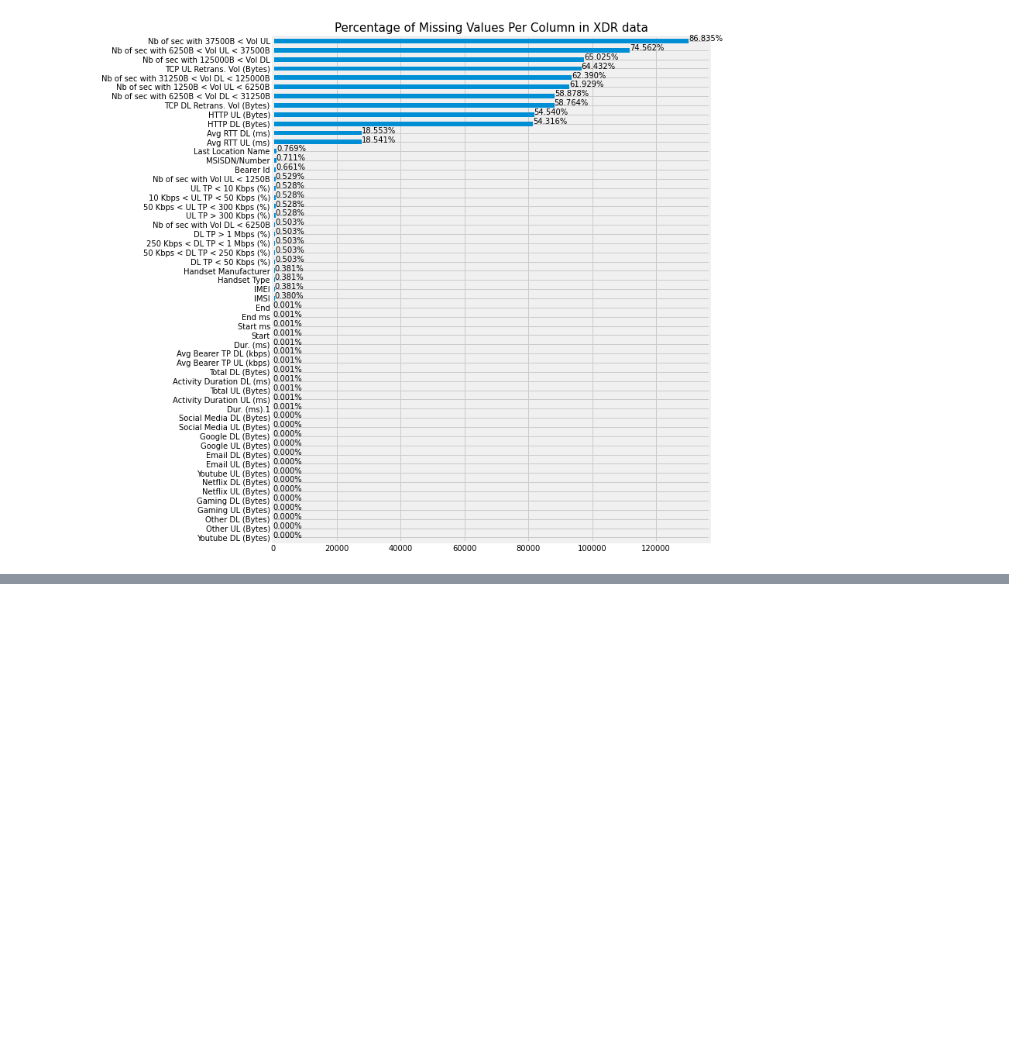
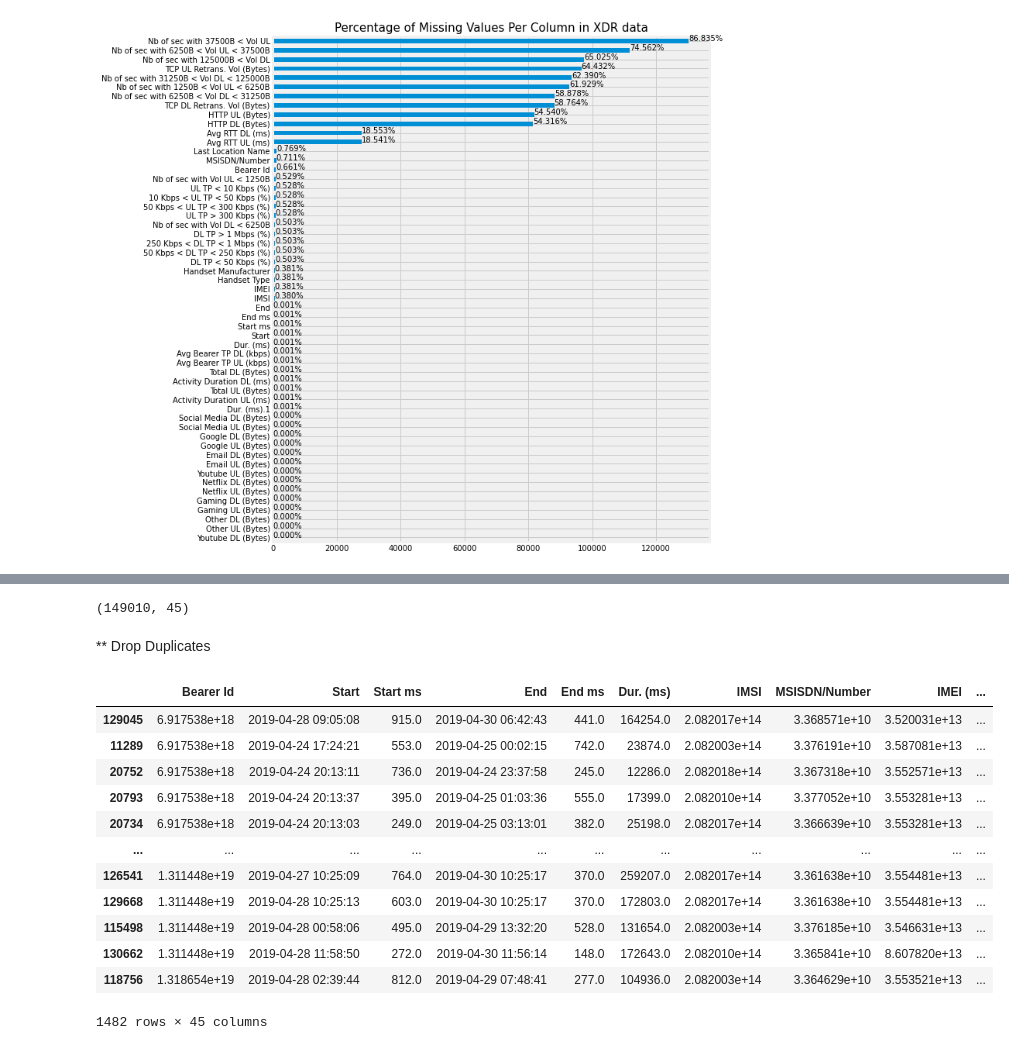
Before and after one commit to fbagire/Telecomm_data_analysis, a Jupyter notebook: data_cleaning.ipynb, the cells around one changed output, grey strips where cells are left out. Saved outputs shown, nothing was run; the diff lists cells and outputs as text; code cells hidden in the pictures; blank space fills up the shorter version.

```diff
--- a/data_cleaning.ipynb
+++ b/data_cleaning.ipynb
@@ -27,0 +26,2 @@ df_orginal=df.copy(deep=True)
+# %%
+df=df_orginal.copy(deep=True)
@@ -97,2 +70,0 @@ dtype: int64
-# %%
-df['Bearer Id']=pd.to_numeric(df['Bearer Id'], errors='coerce')
@@ -113,0 +93,4 @@ Name: Bearer Id, Length: 134708, dtype: int64
+# %%
+df.shape
+# %% [output]
+(149010, 45)
@@ -113,0 +99,18 @@ Name: Bearer Id, Length: 134708, dtype: int64
+# %% [markdown]
+** Drop Duplicates
+# %%
+df[df.duplicated(subset=['Bearer Id','IMSI','IMEI'],keep='first')].sort_values(by='Bearer Id')
+# %% [output]
+|  | Bearer Id | Start | Start ms | End | End ms | Dur. (ms) | IMSI | MSISDN/Number | IMEI | ... |
+| 129045 | 6.917538e+18 | 2019-04-28 09:05:08 | 915.0 | 2019-04-30 06:42:43 | 441.0 | 164254.0 | 2.082017e+14 | 3.368571e+10 | 3.520031e+13 | ... |
+| 11289 | 6.917538e+18 | 2019-04-24 17:24:21 | 553.0 | 2019-04-25 00:02:15 | 742.0 | 23874.0 | 2.082003e+14 | 3.376191e+10 | 3.587081e+13 | ... |
+| 20752 | 6.917538e+18 | 2019-04-24 20:13:11 | 736.0 | 2019-04-24 23:37:58 | 245.0 | 12286.0 | 2.082018e+14 | 3.367318e+10 | 3.552571e+13 | ... |
+| 20793 | 6.917538e+18 | 2019-04-24 20:13:37 | 395.0 | 2019-04-25 01:03:36 | 555.0 | 17399.0 | 2.082010e+14 | 3.377052e+10 | 3.553281e+13 | ... |
+| 20734 | 6.917538e+18 | 2019-04-24 20:13:03 | 249.0 | 2019-04-25 03:13:01 | 382.0 | 25198.0 | 2.082017e+14 | 3.366639e+10 | 3.553281e+13 | ... |
+| ... | ... | ... | ... | ... | ... | ... | ... | ... | ... | ... |
+| 126541 | 1.311448e+19 | 2019-04-27 10:25:09 | 764.0 | 2019-04-30 10:25:17 | 370.0 | 259207.0 | 2.082017e+14 | 3.361638e+10 | 3.554481e+13 | ... |
+| 129668 | 1.311448e+19 | 2019-04-28 10:25:13 | 603.0 | 2019-04-30 10:25:17 | 370.0 | 172803.0 | 2.082017e+14 | 3.361638e+10 | 3.554481e+13 | ... |
+| 115498 | 1.311448e+19 | 2019-04-28 00:58:06 | 495.0 | 2019-04-29 13:32:20 | 528.0 | 131654.0 | 2.082003e+14 | 3.376185e+10 | 3.546631e+13 | ... |
+| 130662 | 1.311448e+19 | 2019-04-28 11:58:50 | 272.0 | 2019-04-30 11:56:14 | 148.0 | 172643.0 | 2.082010e+14 | 3.365841e+10 | 8.607820e+13 | ... |
+| 118756 | 1.318654e+19 | 2019-04-28 02:39:44 | 812.0 | 2019-04-29 07:48:41 | 277.0 | 104936.0 | 2.082003e+14 | 3.364629e+10 | 3.553521e+13 | ... |
+1482 rows × 45 columns
```
Also changed, not shown: parts of 10 cells of this notebook.
